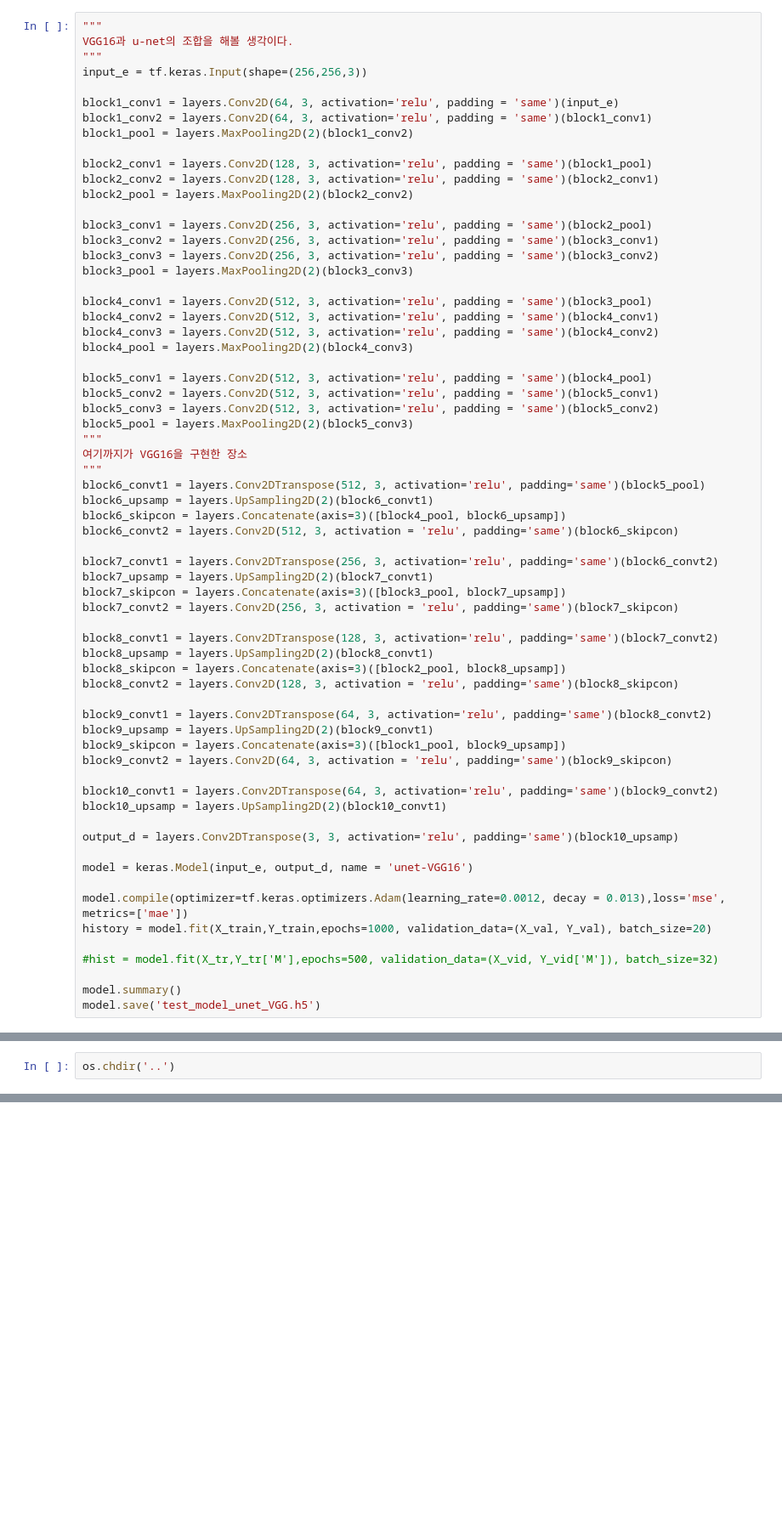
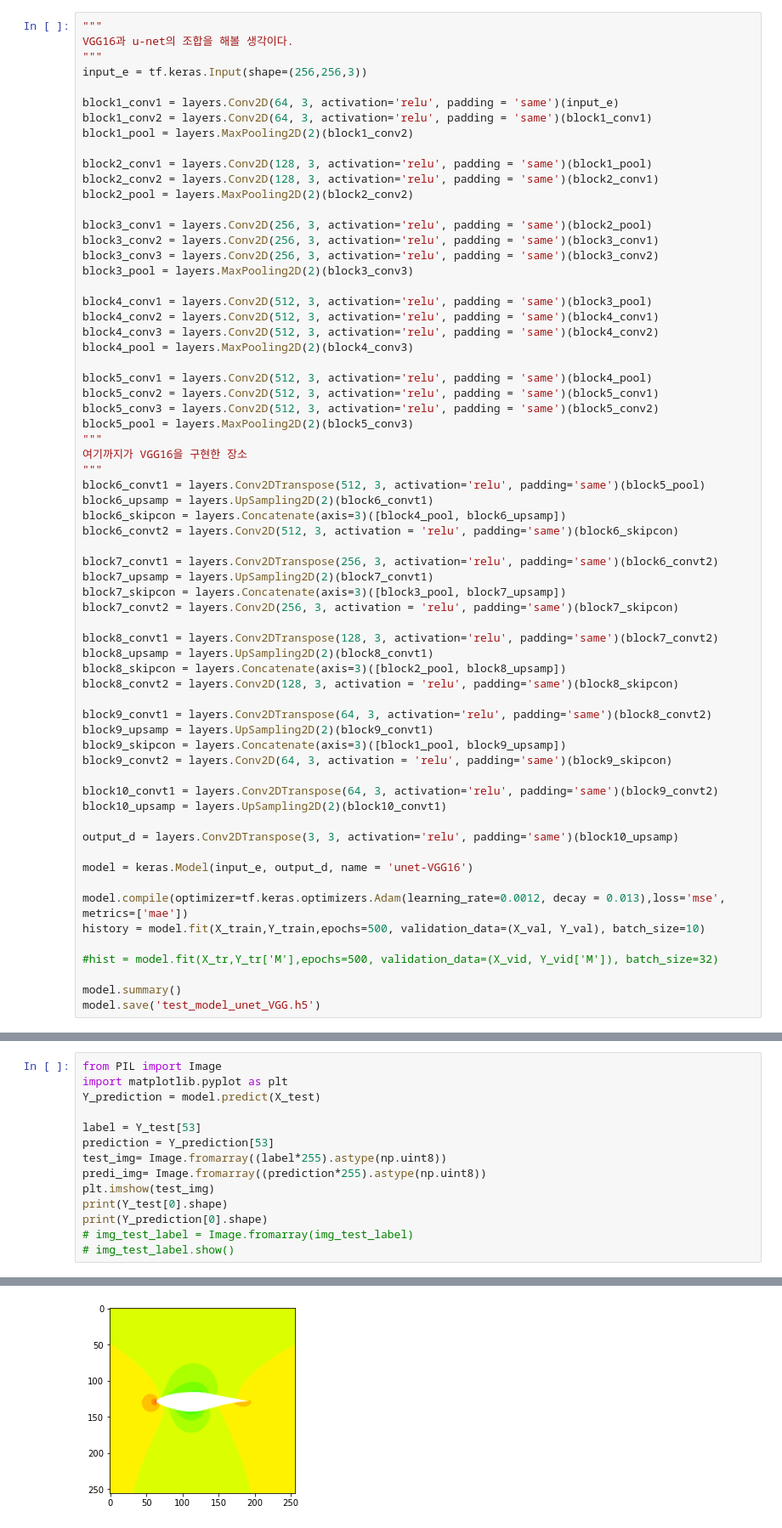
Before and after one commit to Sinindi/practice_project, a Jupyter notebook: AI/lab_AI/selected_model.ipynb, the cells around one changed output, grey strips where cells are left out. Shown at 85% size. Cells and saved outputs as stored; diff of their text form; blank space fills up the shorter version.

Commit message:
model

```diff
--- a/AI/lab_AI/selected_model.ipynb
+++ b/AI/lab_AI/selected_model.ipynb
@@ -137,7 +185,7 @@ output_d = layers.Conv2DTranspose(3, 3, activation='relu', padding='same')(block
 model = keras.Model(input_e, output_d, name = 'unet-VGG16')
 
 model.compile(optimizer=tf.keras.optimizers.Adam(learning_rate=0.0012, decay = 0.013),loss='mse', metrics=['mae'])
-history = model.fit(X_train,Y_train,epochs=1000, validation_data=(X_val, Y_val), batch_size=20)
+history = model.fit(X_train,Y_train,epochs=500, validation_data=(X_val, Y_val), batch_size=10)
 
 #hist = model.fit(X_tr,Y_tr['M'],epochs=500, validation_data=(X_vid, Y_vid['M']), batch_size=32)
 
@@ -165,2 +212,15 @@ KeyboardInterrupt:
 # %%
-os.chdir('..')
+from PIL import Image
+import matplotlib.pyplot as plt
+Y_prediction = model.predict(X_test)
+
+label = Y_test[53]
+prediction = Y_prediction[53]
+test_img= Image.fromarray((label*255).astype(np.uint8))
+predi_img= Image.fromarray((prediction*255).astype(np.uint8))
+plt.imshow(test_img)
+print(Y_test[0].shape)
+print(Y_prediction[0].shape)
+# img_test_label = Image.fromarray(img_test_label)
+# img_test_label.show()
+# %% [output]
@@ -166,0 +229 @@ os.chdir('..')
+[figure, added]
```
Also changed, not shown: parts of 5 cells of this notebook, 1 other file.
